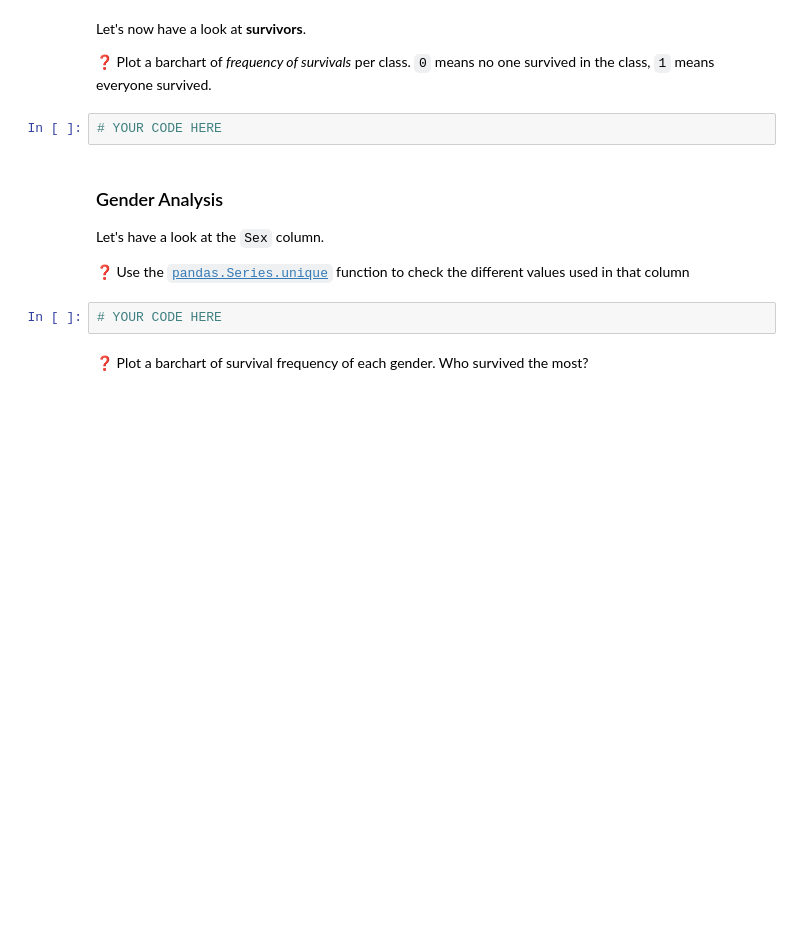
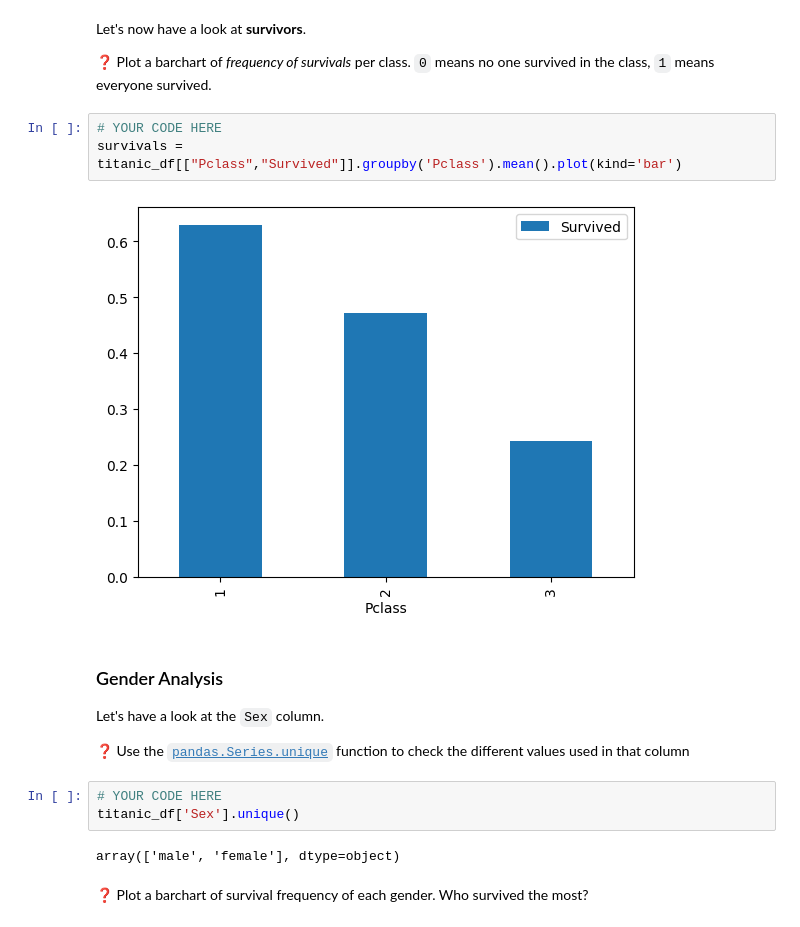
Before and after one commit to tanushrin/data-titanic_disaster, a Jupyter notebook: titanic_disaster.ipynb, the cells around one changed output. Drawn from its saved outputs; the diff is of its cells as text; blank space fills up the shorter version.

```diff
--- a/titanic_disaster.ipynb
+++ b/titanic_disaster.ipynb
@@ -47,8 +150,11 @@ Looking at the number is not very visual, let's try to make sense of the data wi
 Let's now have a look at **survivors**.
 
 ❓ Plot a barchart of *frequency of survivals* per class. `0` means no one survived in the class, `1` means everyone survived.
-# %%
-# YOUR CODE HERE
+# %%
+# YOUR CODE HERE
+survivals = titanic_df[["Pclass","Survived"]].groupby('Pclass').mean().plot(kind='bar')
+# %% [output]
+[figure, added]
 # %% [markdown]
 ### Gender Analysis
 
@@ -57,6 +163,9 @@ Let's have a look at the `Sex` column.
 ❓ Use the [`pandas.Series.unique`](https://pandas.pydata.org/pandas-docs/stable/reference/api/pandas.Series.unique.html) function to check the different values used in that column
 # %%
 # YOUR CODE HERE
+titanic_df['Sex'].unique()
+# %% [output]
+array(['male', 'female'], dtype=object)
 # %% [markdown]
 ❓ Plot a barchart of survival frequency of each gender. Who survived the most?
 # %%
```
Also changed, not shown: parts of 25 cells of this notebook.
